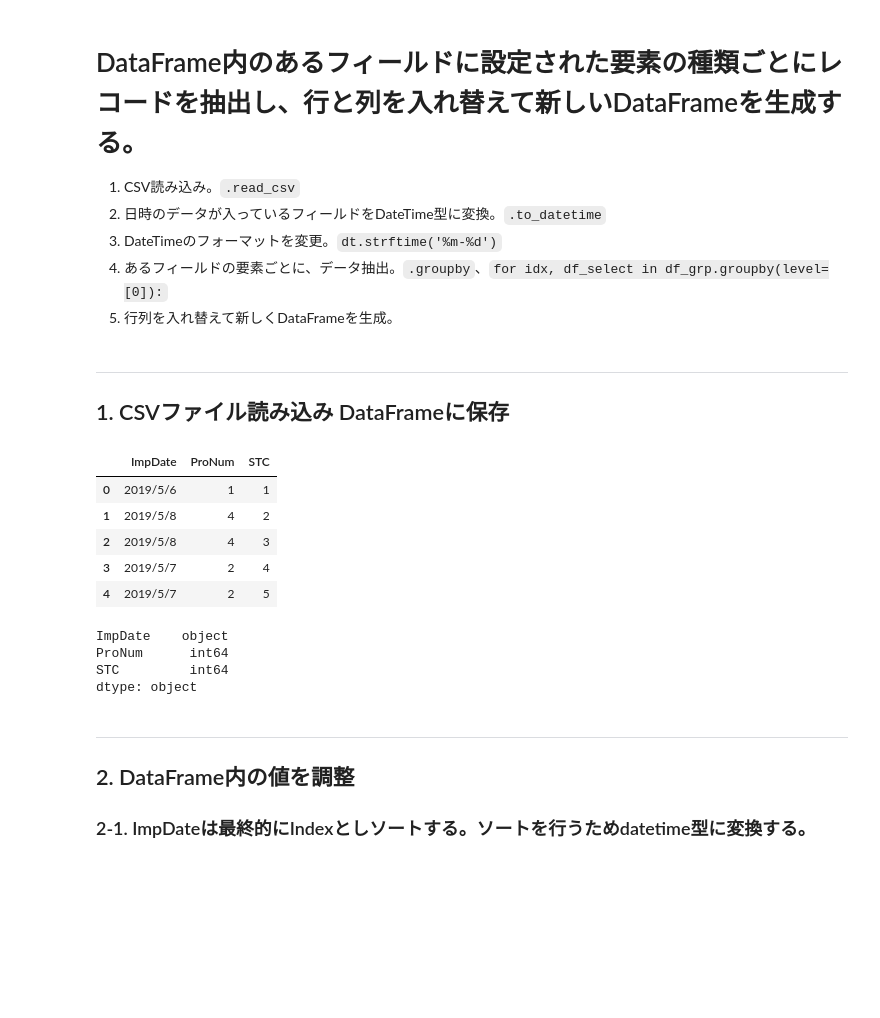
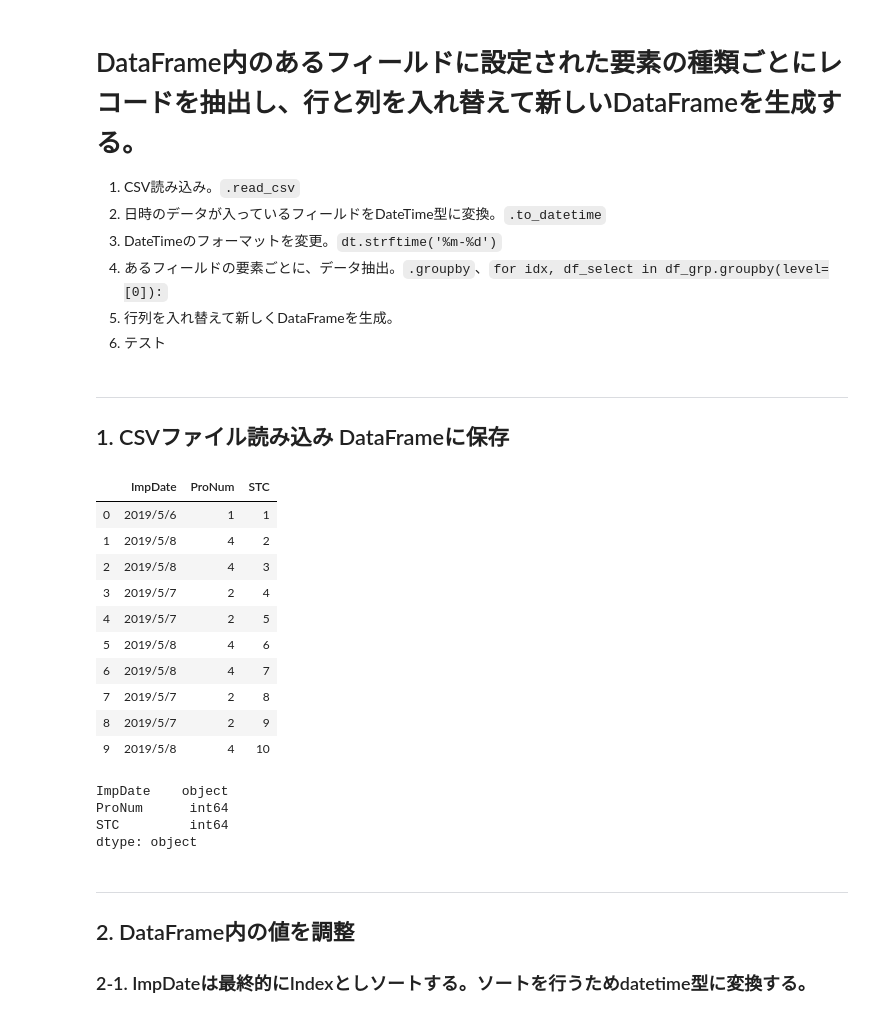
Before and after one commit to okagen/study_DataFrame, a Jupyter notebook: study01_DataFrame.ipynb, the cells around one changed output. Saved outputs shown, nothing was run; the diff lists cells and outputs as text; code cells hidden in the pictures; blank space fills up the shorter version.

```diff
--- a/study01_DataFrame.ipynb
+++ b/study01_DataFrame.ipynb
@@ -6,27 +6,33 @@
 1. DateTimeのフォーマットを変更。`dt.strftime('%m-%d')`
 1. あるフィールドの要素ごとに、データ抽出。`.groupby`、`for idx, df_select in df_grp.groupby(level=[0]):`
 1. 行列を入れ替えて新しくDataFrameを生成。
+1. テスト
 # %% [markdown]
 ---
 ## 1. CSVファイル読み込み DataFrameに保存
 # %%
 import pandas as pd
 import numpy as np
 import matplotlib.pyplot as plt
 
 csv_encoding = 'Shift_JISx0213'
 inputFile = ".\\Data\\01_DateTimeData.csv"
 df = pd.read_csv(inputFile,index_col=False, encoding=csv_encoding)
 df = df[['ImpDate','ProNum','STC']]
-display(df.head(5))
+display(df.head(10))
 df.dtypes
 # %% [output]
 |  | ImpDate | ProNum | STC |
 | 0 | 2019/5/6 | 1 | 1 |
 | 1 | 2019/5/8 | 4 | 2 |
 | 2 | 2019/5/8 | 4 | 3 |
 | 3 | 2019/5/7 | 2 | 4 |
 | 4 | 2019/5/7 | 2 | 5 |
+| 5 | 2019/5/8 | 4 | 6 |
+| 6 | 2019/5/8 | 4 | 7 |
+| 7 | 2019/5/7 | 2 | 8 |
+| 8 | 2019/5/7 | 2 | 9 |
+| 9 | 2019/5/8 | 4 | 10 |
 ImpDate    object
 ProNum      int64
 STC         int64
```
Also changed, not shown: 1 other file.
